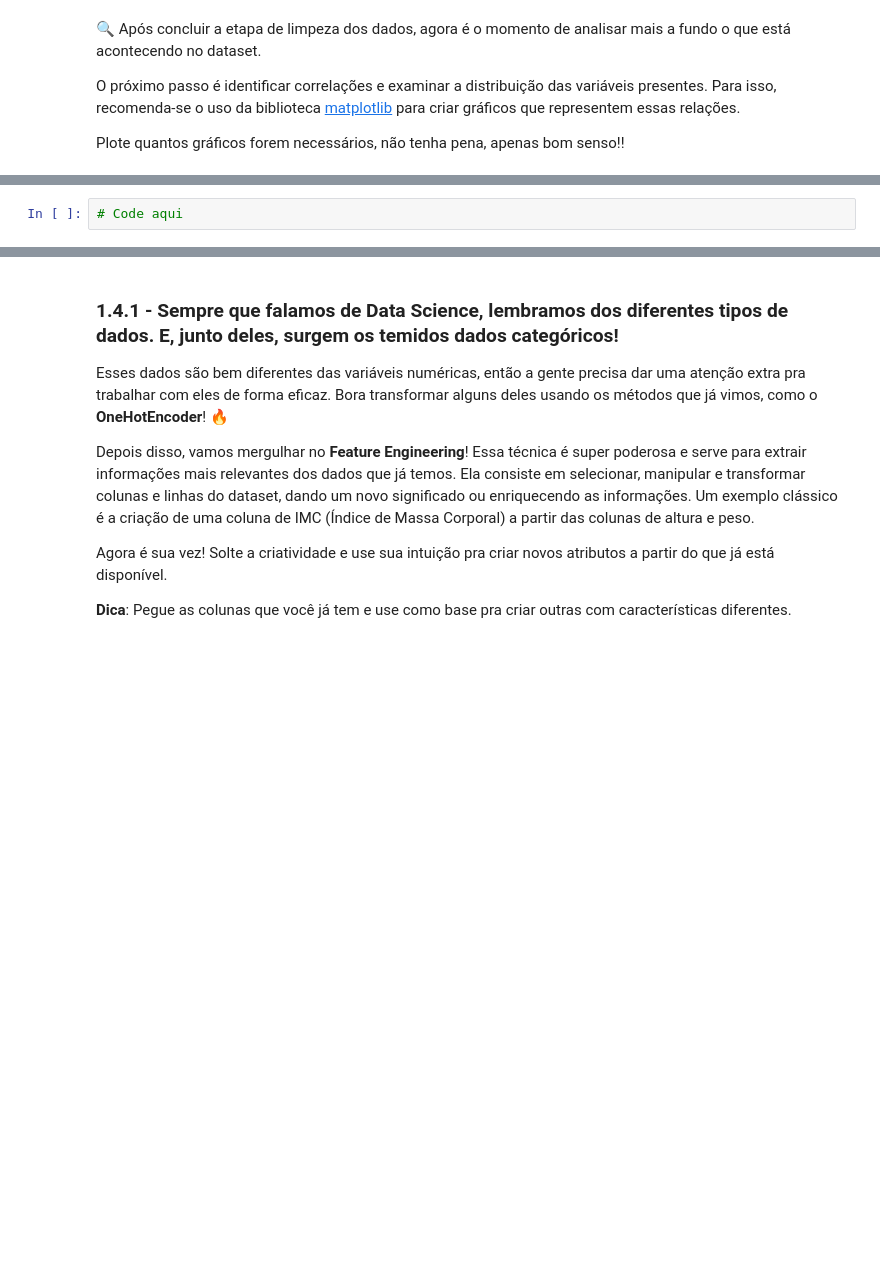
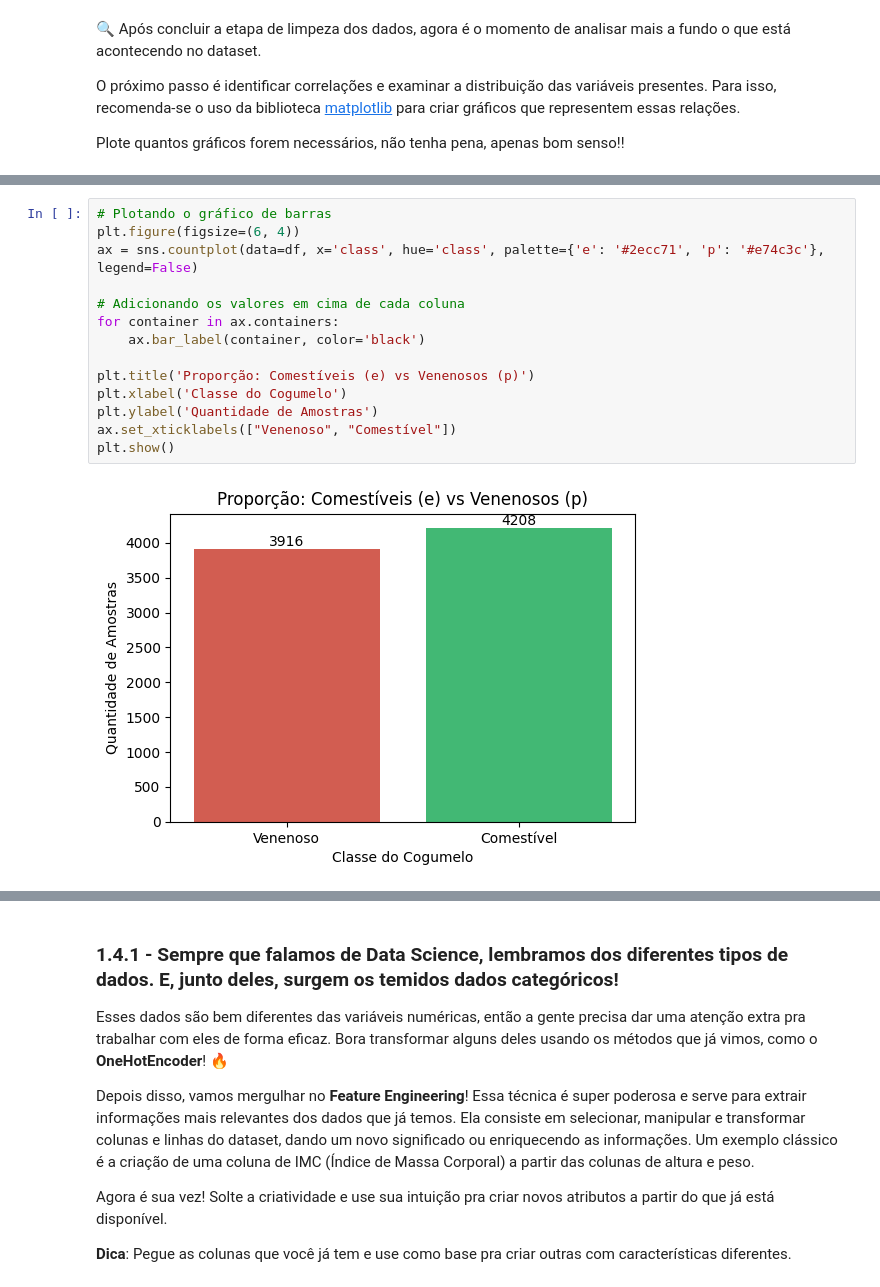
Before and after one commit to Walisson-Sales/Atividade-de-Analise-Exploratoria-de-Dados, a Jupyter notebook: notebook_EDA.ipynb, the cells around one changed output, grey strips where cells are left out. Cells and saved outputs as stored; diff of their text form; blank space fills up the shorter version.

Commit message:
Adiciona ideias de gráficos, falta filtrar e organizar

```diff
--- a/notebook_EDA.ipynb
+++ b/notebook_EDA.ipynb
@@ -543,2 +551,16 @@ Plote quantos gráficos forem necessários, não tenha pena, apenas bom senso!!
 # %%
-# Code aqui
+# Plotando o gráfico de barras
+plt.figure(figsize=(6, 4))
+ax = sns.countplot(data=df, x='class', hue='class', palette={'e': '#2ecc71', 'p': '#e74c3c'}, legend=False)
+
+# Adicionando os valores em cima de cada coluna
+for container in ax.containers:
+    ax.bar_label(container, color='black')
+
+plt.title('Proporção: Comestíveis (e) vs Venenosos (p)')
+plt.xlabel('Classe do Cogumelo')
+plt.ylabel('Quantidade de Amostras')
+ax.set_xticklabels(["Venenoso", "Comestível"])
+plt.show()
+# %% [output]
+[figure, added]
```
Also changed, not shown: parts of 22 cells of this notebook.
